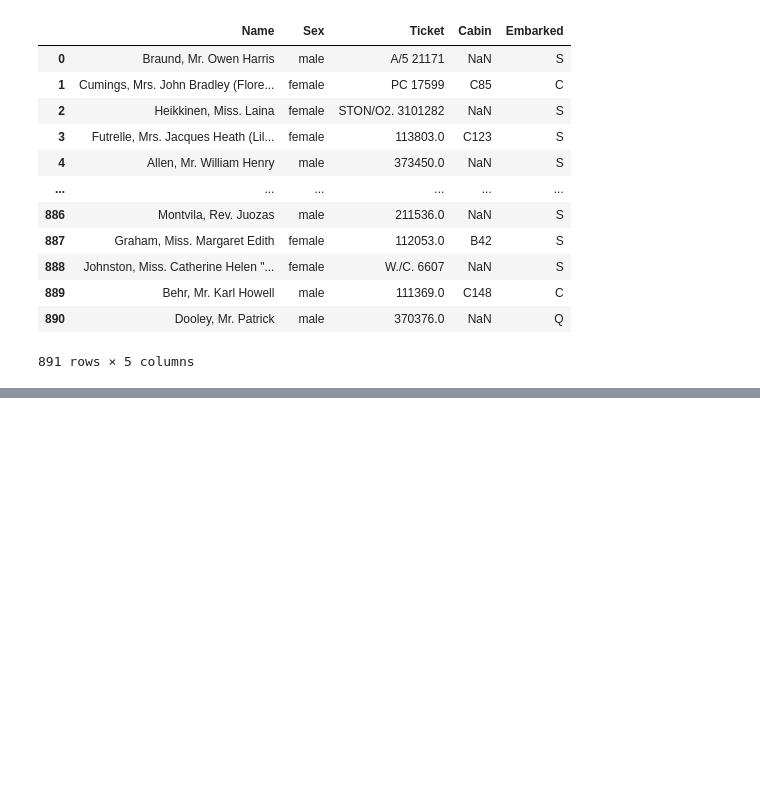
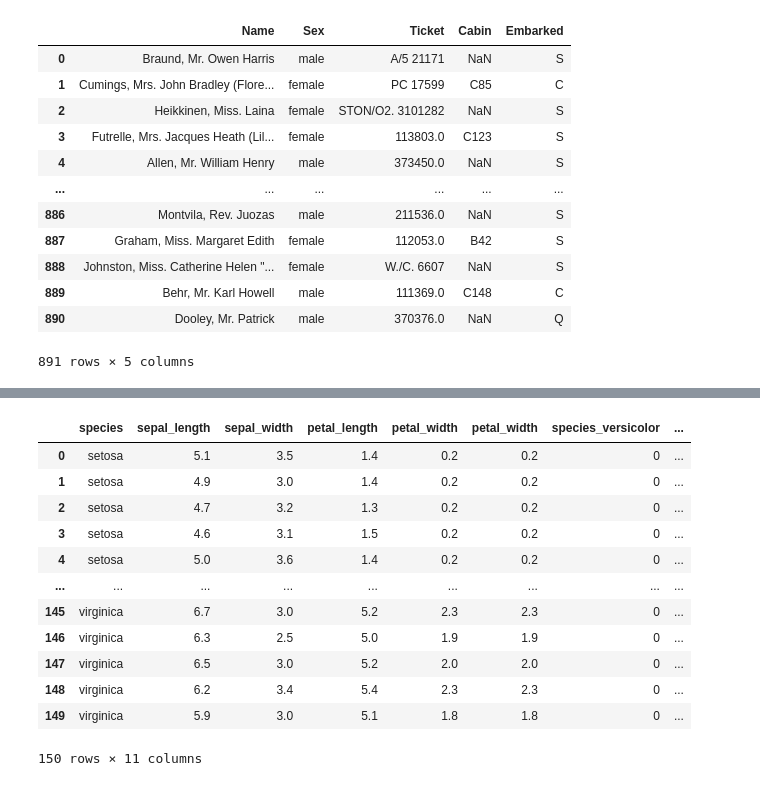
Before and after one commit to cristianibarra1/classification-exercises, a Jupyter notebook: classification-exercises.ipynb, the cells around one changed output, grey strips where cells are left out. Cells and saved outputs as stored; diff of their text form; code cells hidden in the pictures; blank space fills up the shorter version.

```diff
--- a/classification-exercises.ipynb
+++ b/classification-exercises.ipynb
@@ -174,0 +176,4 @@ def get_titanic_data():
+# %%
+# Use the function defined in acquire.py to load the iris data.
+df_iris = acquire.get_iris_data()
+df_iris
@@ -175,7 +194,4 @@ def get_titanic_data():
 # %%
-# Make a function named get_iris_data that returns the data from the iris_db on the codeup data science database
-# as a pandas data frame. The returned data frame should include the actual name of the species in addition to the
-# species_ids. Obtain your data from the Codeup Data Science Database.
-def get_iris_data():
-    '''gets iris data from sql dbase'''
-    return pd.read_sql('SELECT s.species_name, m.* FROM species s JOIN measurements m ON m.species_id = s.species_id', get_connection('iris_db'))
+# Drop the species_id and measurement_id columns.
+df_iris = df_iris.drop(columns=(['species_id','measurement_id']))
+df_iris
@@ -181,0 +212,4 @@ def get_iris_data():
+# %%
+# Rename the species_name column to just species.
+df_iris = df_iris.rename(index=str, columns={'species_name': 'species'})
+df_iris
@@ -181,0 +230,6 @@ def get_iris_data():
+# %%
+# Create dummy variables of the species name and concatenate onto the iris dataframe.
+# (This is for practice, we don't always have to encode the target, but if we used species as a feature,
+#  we would need to encode it)
+dummy_df = pd.get_dummies(df_iris[['species','petal_width']], dummy_na=False, drop_first=[True, True])
+dummy_df
@@ -181,0 +250,17 @@ def get_iris_data():
+# %%
+df_iris = pd.concat([df_iris, dummy_df], axis=1)
+df_iris
+# %% [output]
+|  | species | sepal_length | sepal_width | petal_length | petal_width | petal_width | species_versicolor | ... |
+| 0 | setosa | 5.1 | 3.5 | 1.4 | 0.2 | 0.2 | 0 | ... |
+| 1 | setosa | 4.9 | 3.0 | 1.4 | 0.2 | 0.2 | 0 | ... |
+| 2 | setosa | 4.7 | 3.2 | 1.3 | 0.2 | 0.2 | 0 | ... |
+| 3 | setosa | 4.6 | 3.1 | 1.5 | 0.2 | 0.2 | 0 | ... |
+| 4 | setosa | 5.0 | 3.6 | 1.4 | 0.2 | 0.2 | 0 | ... |
+| ... | ... | ... | ... | ... | ... | ... | ... | ... |
+| 145 | virginica | 6.7 | 3.0 | 5.2 | 2.3 | 2.3 | 0 | ... |
+| 146 | virginica | 6.3 | 2.5 | 5.0 | 1.9 | 1.9 | 0 | ... |
+| 147 | virginica | 6.5 | 3.0 | 5.2 | 2.0 | 2.0 | 0 | ... |
+| 148 | virginica | 6.2 | 3.4 | 5.4 | 2.3 | 2.3 | 0 | ... |
+| 149 | virginica | 5.9 | 3.0 | 5.1 | 1.8 | 1.8 | 0 | ... |
+150 rows × 11 columns
```
Also changed, not shown: parts of 19 cells of this notebook.
